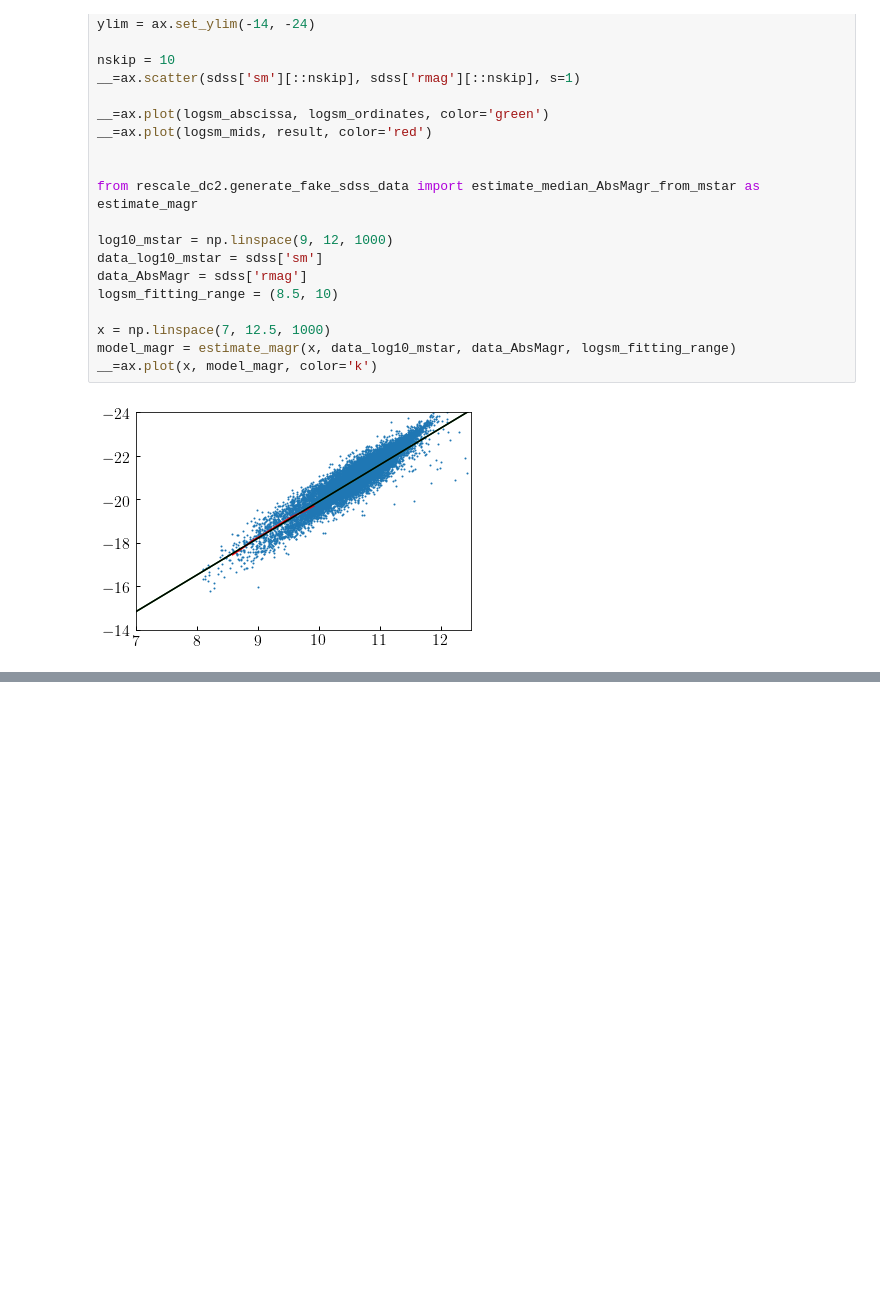
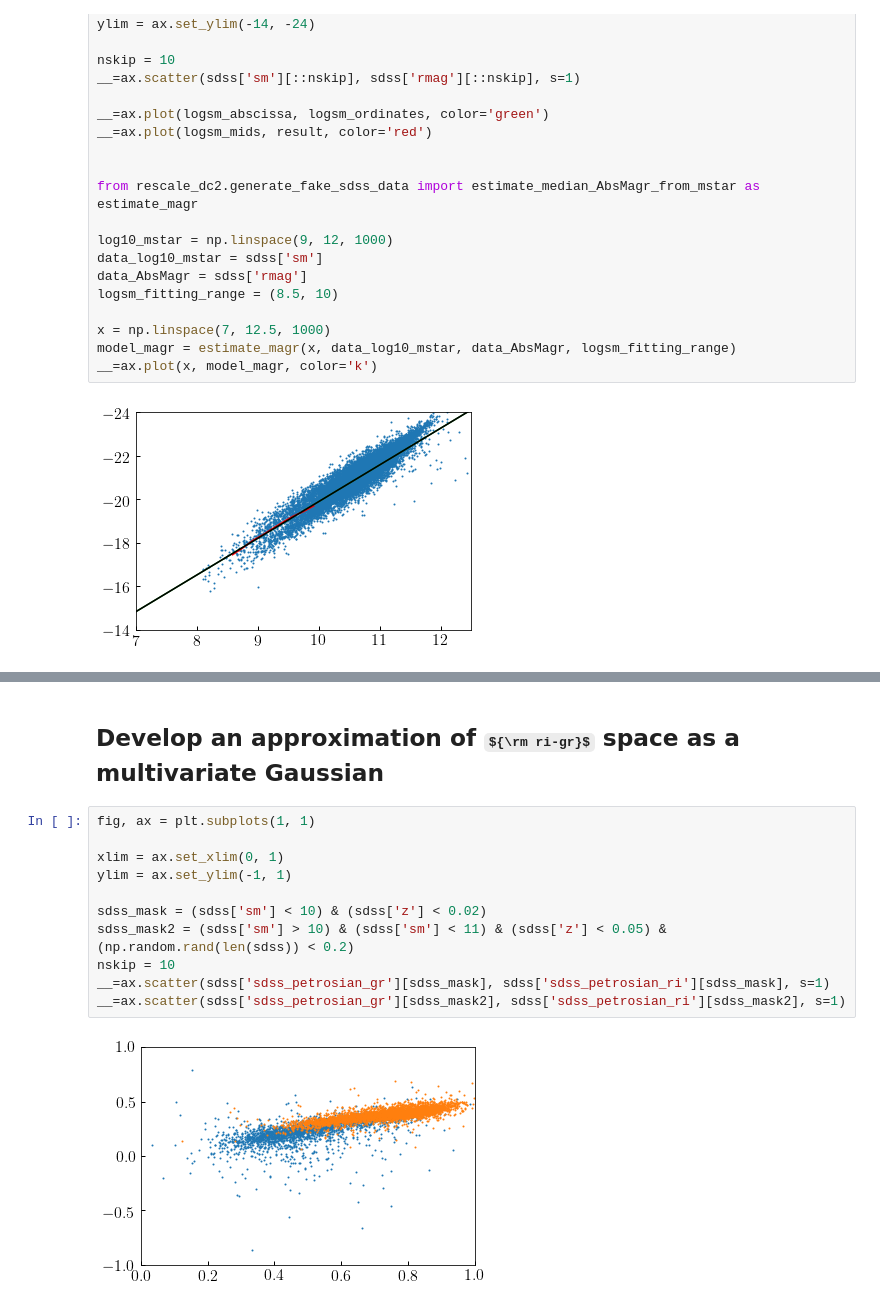
Before and after one commit to dkorytov/rescale_dc2, a Jupyter notebook: notebooks/make_fake_sdss_data.ipynb, the cells around one changed output, grey strips where cells are left out. Cells and saved outputs as stored; diff of their text form; some formulas as TeX source; blank space fills up the shorter version.

Commit message:
Finished development notebook for SDSS fake data generation

```diff
--- a/notebooks/make_fake_sdss_data.ipynb
+++ b/notebooks/make_fake_sdss_data.ipynb
@@ -89,0 +94,15 @@ __=ax.scatter(sdss['sm'][::nskip], sdss['rmag'][::nskip], s=1)
+# %% [markdown]
+## Develop an approximation of ${\rm ri-gr}$ space as a multivariate Gaussian
+# %%
+fig, ax = plt.subplots(1, 1)
+
+xlim = ax.set_xlim(0, 1)
+ylim = ax.set_ylim(-1, 1)
+
+sdss_mask = (sdss['sm'] < 10) & (sdss['z'] < 0.02)
+sdss_mask2 = (sdss['sm'] > 10) & (sdss['sm'] < 11) & (sdss['z'] < 0.05) & (np.random.rand(len(sdss)) < 0.2)
+nskip = 10
+__=ax.scatter(sdss['sdss_petrosian_gr'][sdss_mask], sdss['sdss_petrosian_ri'][sdss_mask], s=1)
+__=ax.scatter(sdss['sdss_petrosian_gr'][sdss_mask2], sdss['sdss_petrosian_ri'][sdss_mask2], s=1)
+# %% [output]
+[figure, added]
```
Also changed, not shown: parts of 7 cells of this notebook.
